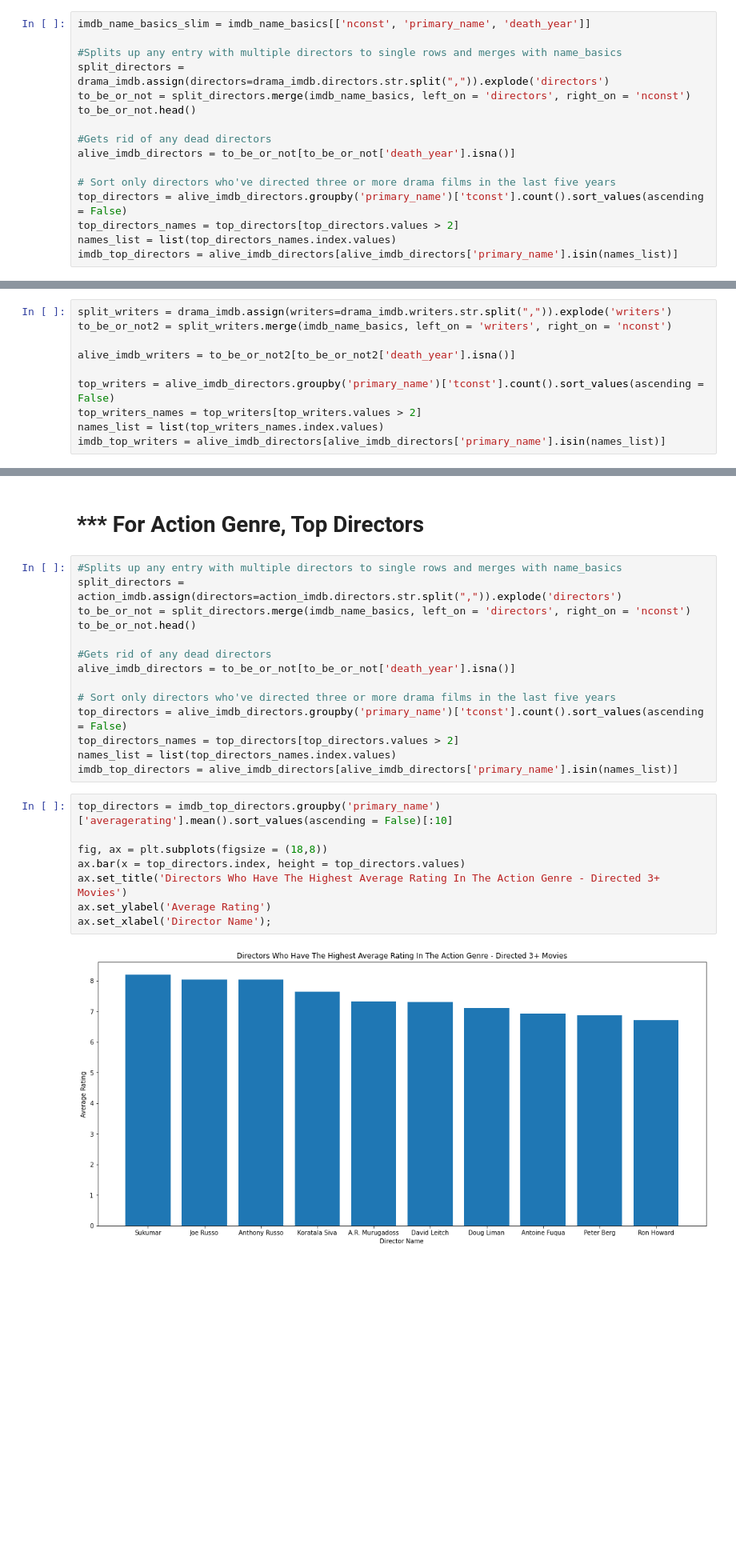
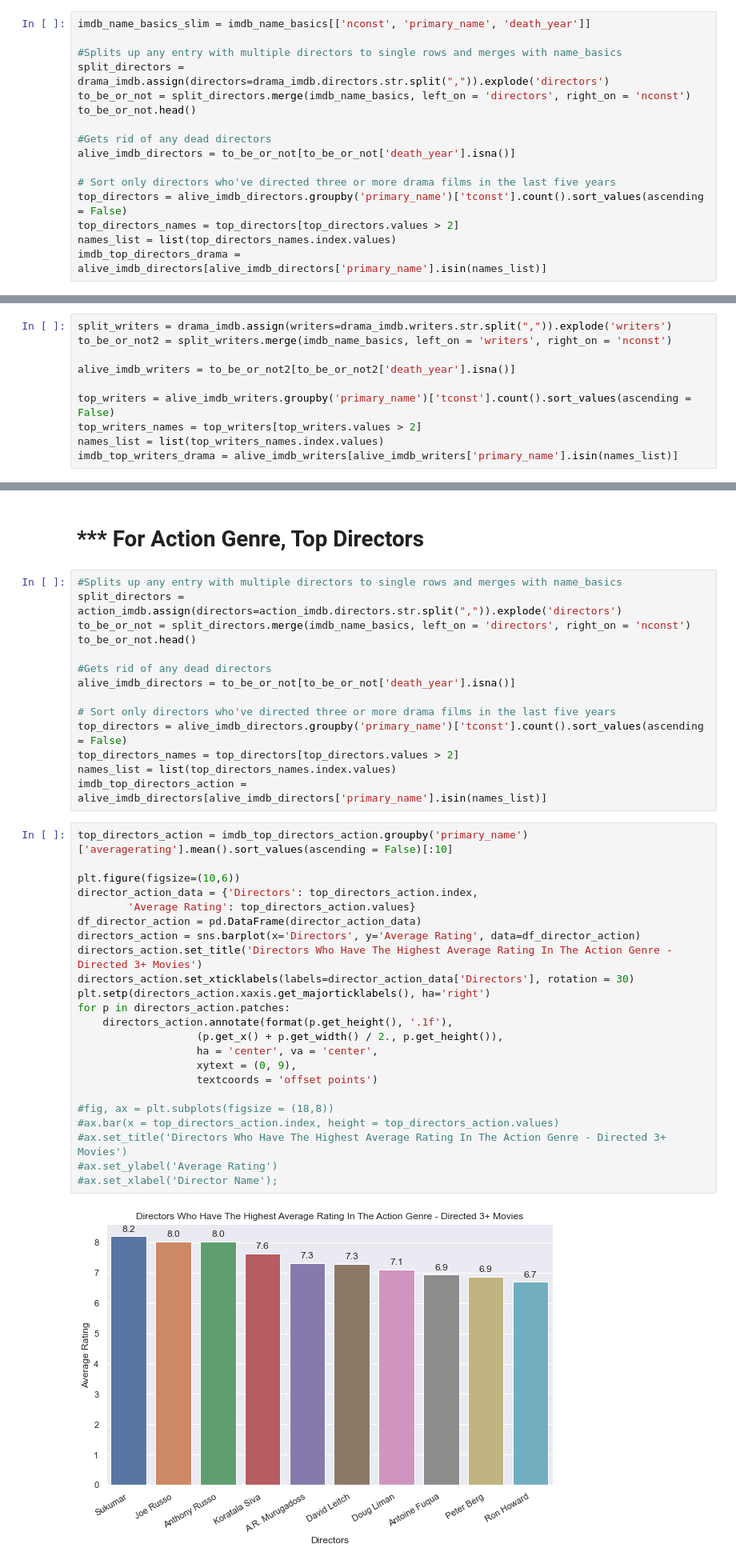
Before and after one commit to lperconti/Phase-One-Project---Lenore-Kelsey-Drew, a Jupyter notebook: kelsey_lane.ipynb, the cells around one changed output, grey strips where cells are left out. Shown: that part at 80% size. Saved outputs shown, nothing was run; the diff lists cells and outputs as text; blank space fills up the shorter version.

```diff
--- a/kelsey_lane.ipynb
+++ b/kelsey_lane.ipynb
@@ -452,7 +413,7 @@ alive_imdb_directors = to_be_or_not[to_be_or_not['death_year'].isna()]
 top_directors = alive_imdb_directors.groupby('primary_name')['tconst'].count().sort_values(ascending = False)
 top_directors_names = top_directors[top_directors.values > 2]
 names_list = list(top_directors_names.index.values)
-imdb_top_directors = alive_imdb_directors[alive_imdb_directors['primary_name'].isin(names_list)]
+imdb_top_directors_drama = alive_imdb_directors[alive_imdb_directors['primary_name'].isin(names_list)]
 # %%
 #Just directors that have produced the most in that genre
 """"
@@ -484,10 +461,10 @@ to_be_or_not2 = split_writers.merge(imdb_name_basics, left_on = 'writers', right
 
 alive_imdb_writers = to_be_or_not2[to_be_or_not2['death_year'].isna()]
 
-top_writers = alive_imdb_directors.groupby('primary_name')['tconst'].count().sort_values(ascending = False)
+top_writers = alive_imdb_writers.groupby('primary_name')['tconst'].count().sort_values(ascending = False)
 top_writers_names = top_writers[top_writers.values > 2]
 names_list = list(top_writers_names.index.values)
-imdb_top_writers = alive_imdb_directors[alive_imdb_directors['primary_name'].isin(names_list)]
+imdb_top_writers_drama = alive_imdb_writers[alive_imdb_writers['primary_name'].isin(names_list)]
 # %%
 #Just writers that have written the most in that genre
 """
@@ -526,17 +523,32 @@ alive_imdb_directors = to_be_or_not[to_be_or_not['death_year'].isna()]
 top_directors = alive_imdb_directors.groupby('primary_name')['tconst'].count().sort_values(ascending = False)
 top_directors_names = top_directors[top_directors.values > 2]
 names_list = list(top_directors_names.index.values)
-imdb_top_directors = alive_imdb_directors[alive_imdb_directors['primary_name'].isin(names_list)]
+imdb_top_directors_action = alive_imdb_directors[alive_imdb_directors['primary_name'].isin(names_list)]
 # %%
-top_directors = imdb_top_directors.groupby('primary_name')['averagerating'].mean().sort_values(ascending = False)[:10]
+top_directors_action = imdb_top_directors_action.groupby('primary_name')['averagerating'].mean().sort_values(ascending = False)[:10]
 
-fig, ax = plt.subplots(figsize = (18,8))
-ax.bar(x = top_directors.index, height = top_directors.values)
-ax.set_title('Directors Who Have The Highest Average Rating In The Action Genre - Directed 3+ Movies')
-ax.set_ylabel('Average Rating')
-ax.set_xlabel('Director Name');
+plt.figure(figsize=(10,6))
+director_action_data = {'Directors': top_directors_action.index,
+        'Average Rating': top_directors_action.values}
+df_director_action = pd.DataFrame(director_action_data)
+directors_action = sns.barplot(x='Directors', y='Average Rating', data=df_director_action)
+directors_action.set_title('Directors Who Have The Highest Average Rating In The Action Genre - Directed 3+ Movies')
+directors_action.set_xticklabels(labels=director_action_data['Directors'], rotation = 30)
+plt.setp(directors_action.xaxis.get_majorticklabels(), ha='right')
+for p in directors_action.patches:
+    directors_action.annotate(format(p.get_height(), '.1f'),
+                   (p.get_x() + p.get_width() / 2., p.get_height()),
+                   ha = 'center', va = 'center',
+                   xytext = (0, 9),
+                   textcoords = 'offset points')
+
+#fig, ax = plt.subplots(figsize = (18,8))
+#ax.bar(x = top_directors_action.index, height = top_directors_action.values)
+#ax.set_title('Directors Who Have The Highest Average Rating In The Action Genre - Directed 3+ Movies')
+#ax.set_ylabel('Average Rating')
+#ax.set_xlabel('Director Name');
 # %% [output]
-[figure, old version]
+[figure, new version]
 # %% [markdown]
 # For Action Genre, Top Writers
 # %%
```
Also changed, not shown: parts of 15 cells of this notebook, 3 other files.
